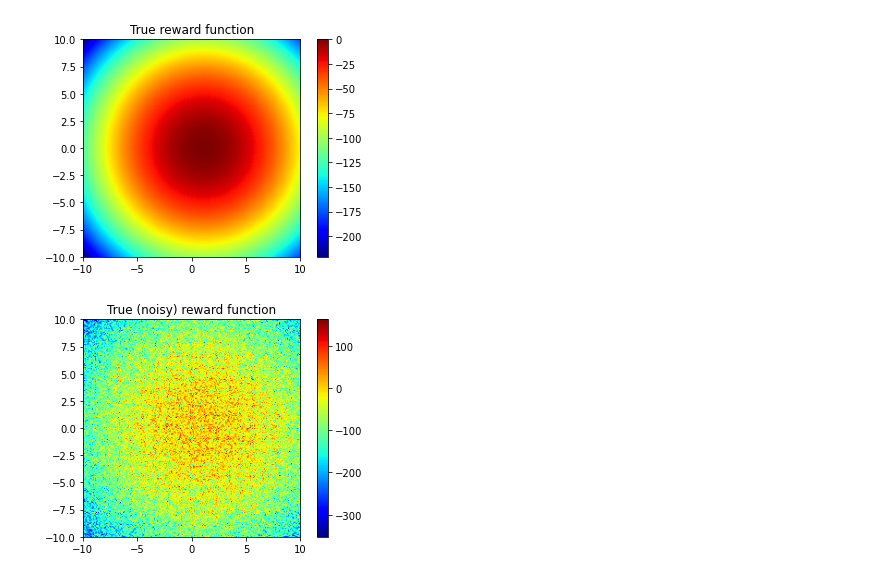
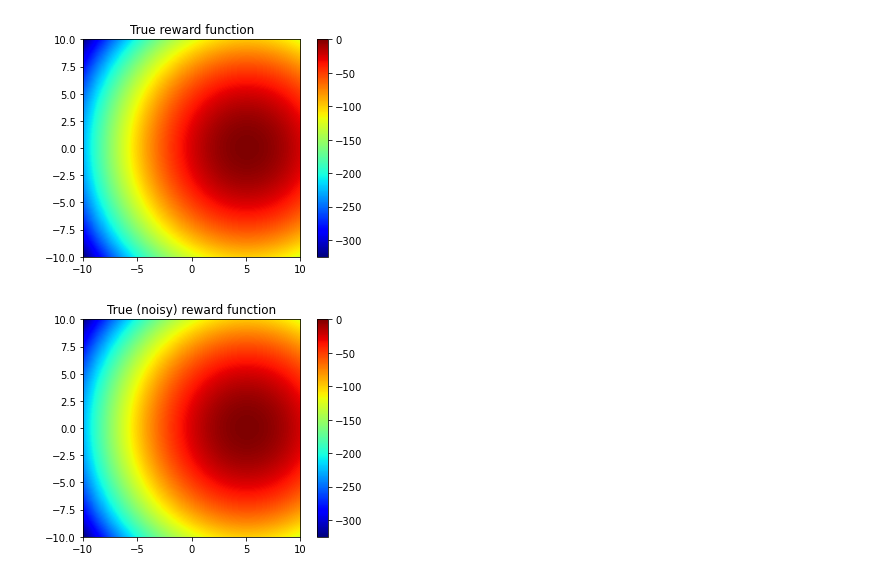
Before and after one commit to AnandS29/multitask, a Jupyter notebook: train.ipynb, the cells around one changed output. Drawn from its saved outputs; the diff is of its cells as text; code cells hidden in the pictures.

```diff
--- a/train.ipynb
+++ b/train.ipynb
@@ -39,25 +40,25 @@ policy_cfg = {
 # %%
 ## Feedback loop
 
-iterations = 10
+iterations = 1
 
 # Create comparison function
-f = lambda x: -(x[0]-1)**2
+f = lambda x: -(x[0]-5)**2
 g = lambda x: -(x[1]-0)**2
-sigma_f, sigma_g = 0.0, 50.0
+sigma_f, sigma_g = 0.0, 0.0
 reward_fn_true = lambda x : f(x) + g(x)
 reward_fn_true_noisy = create_reward_fn(f, g, sigma_f, sigma_g)
 comparison_fn = create_comparison_fn(f, g, sigma_f, sigma_g)
 
 # Initialize random sampler
 sample = lambda n: (None, [np.random.uniform(-10, 10, size=(2,)) for _ in range(n)])
 
 # Plot true reward function
 visualize_fn(reward_fn_true, title="True reward function", x_range=[-10,10], y_range=[-10,10], x_step=0.1, y_step=0.1)
 visualize_fn(reward_fn_true_noisy, title="True (noisy) reward function", x_range=[-10,10], y_range=[-10,10], x_step=0.1, y_step=0.1)
 # %% [output]
-[figure, old version]
+[figure, new version]
-[figure, old version]
+[figure, new version]
 # %%
 comparisons_data = None
 samples = {}
```
Also changed, not shown: parts of 4 cells of this notebook, 5 other files.
